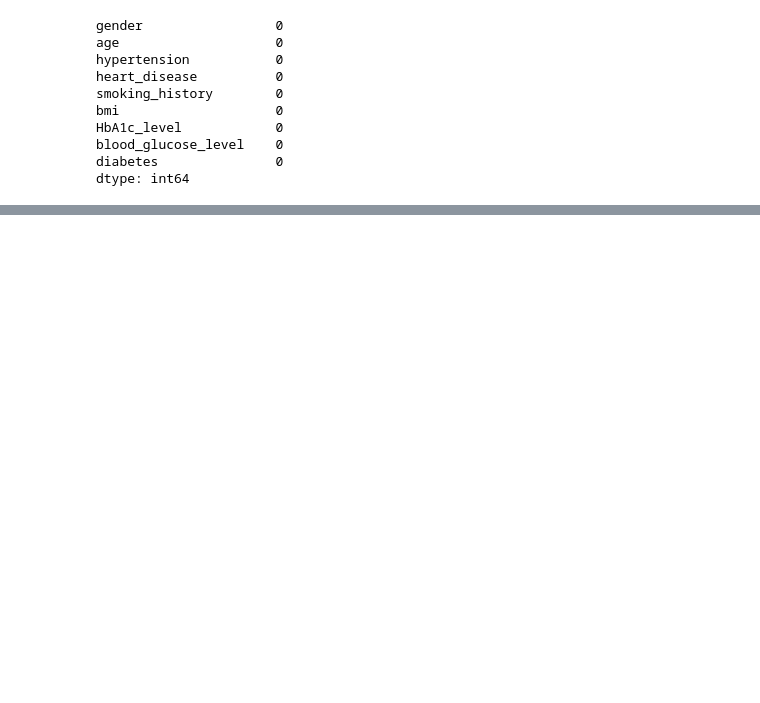
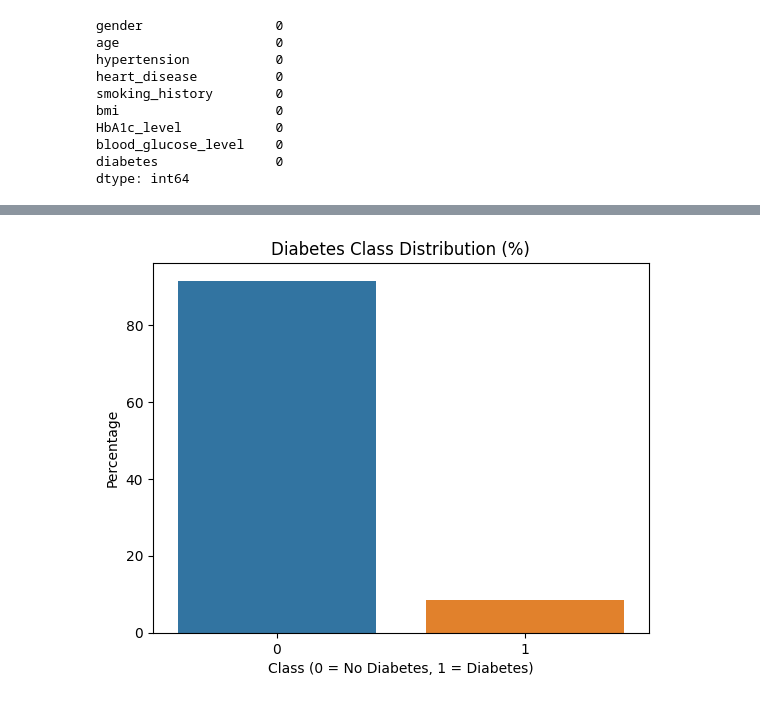
Before and after one commit to Sanhith30/Data-Science-And-ML-Projects, a Jupyter notebook: Diabetes prediction/bannu-diabetes-prediction.ipynb, the cells around one changed output, grey strips where cells are left out. Saved outputs shown, nothing was run; the diff lists cells and outputs as text; code cells hidden in the pictures; blank space fills up the shorter version.

Commit message:
Kaggle Notebook | bannu_Diabetes_prediction | version 1

```diff
--- a/Diabetes prediction/bannu-diabetes-prediction.ipynb
+++ b/Diabetes prediction/bannu-diabetes-prediction.ipynb
@@ -46,0 +98,2 @@ dtype: int64
+# %%
+class_dist=df["diabetes"].value_counts()*100/len(df["diabetes"])
@@ -46,0 +142,11 @@ dtype: int64
+# %%
+
+
+# Bar Plot
+sns.barplot(x=class_dist.index, y=class_dist.values)
+plt.title("Diabetes Class Distribution (%)")
+plt.ylabel("Percentage")
+plt.xlabel("Class (0 = No Diabetes, 1 = Diabetes)")
+plt.show()
+# %% [output]
+[figure, added]
```
Also changed, not shown: parts of 34 cells of this notebook.
